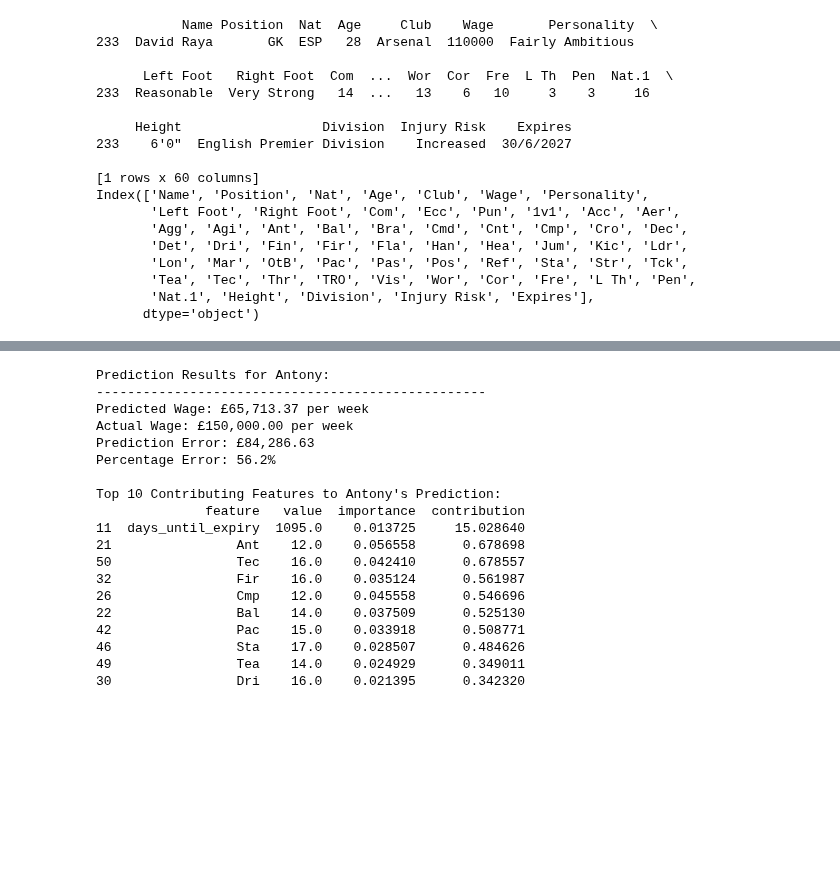
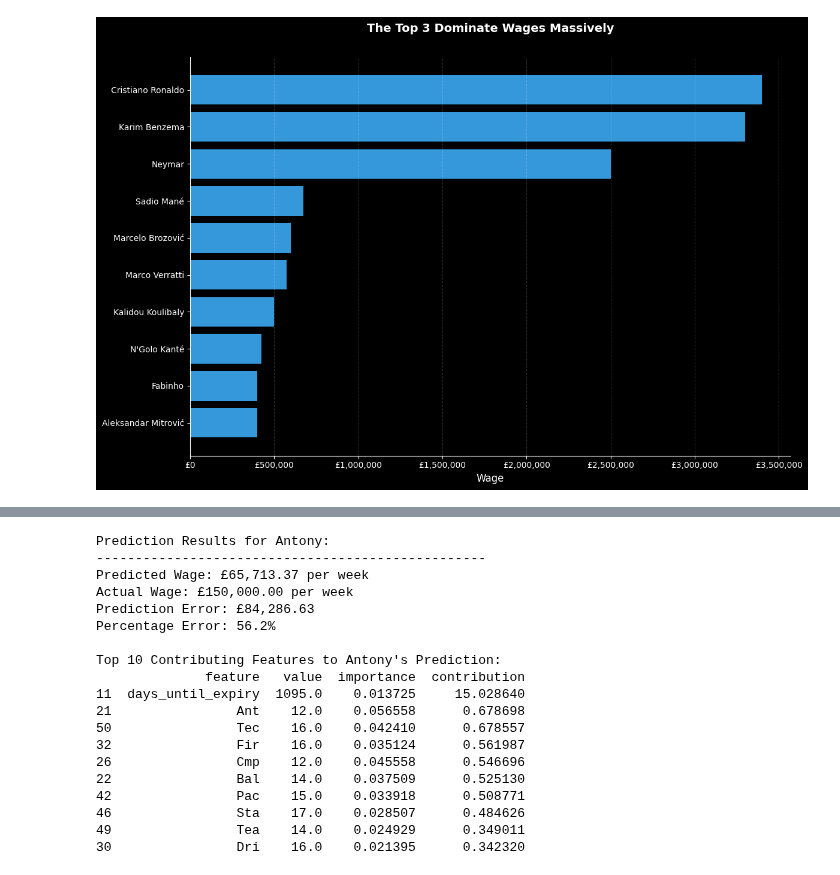
Before and after one commit to louis-porter/football-analytics, a Jupyter notebook: models/wage-prediction-model/xgboost_wage_prediction_model.ipynb, the cells around one changed output, grey strips where cells are left out. Cells and saved outputs as stored; diff of their text form; code cells hidden in the pictures; blank space fills up the shorter version.

```diff
--- a/models/wage-prediction-model/xgboost_wage_prediction_model.ipynb
+++ b/models/wage-prediction-model/xgboost_wage_prediction_model.ipynb
@@ -45,28 +45,42 @@ def parse_html_file(file_path):
 
 df = parse_html_file("wage_player_export.html")
 df = df.drop(columns=["Inf"])
-# %%
-print(df[df['Name'] == "David Raya"])
-print(df.columns)
-# %% [output]
-           Name Position  Nat  Age     Club    Wage       Personality  \
-233  David Raya       GK  ESP   28  Arsenal  110000  Fairly Ambitious
-
-      Left Foot   Right Foot  Com  ...  Wor  Cor  Fre  L Th  Pen  Nat.1  \
-233  Reasonable  Very Strong   14  ...   13    6   10     3    3     16
-
-     Height                  Division  Injury Risk    Expires
-233    6'0"  English Premier Division    Increased  30/6/2027
-
-[1 rows x 60 columns]
-Index(['Name', 'Position', 'Nat', 'Age', 'Club', 'Wage', 'Personality',
-       'Left Foot', 'Right Foot', 'Com', 'Ecc', 'Pun', '1v1', 'Acc', 'Aer',
-       'Agg', 'Agi', 'Ant', 'Bal', 'Bra', 'Cmd', 'Cnt', 'Cmp', 'Cro', 'Dec',
-       'Det', 'Dri', 'Fin', 'Fir', 'Fla', 'Han', 'Hea', 'Jum', 'Kic', 'Ldr',
-       'Lon', 'Mar', 'OtB', 'Pac', 'Pas', 'Pos', 'Ref', 'Sta', 'Str', 'Tck',
-       'Tea', 'Tec', 'Thr', 'TRO', 'Vis', 'Wor', 'Cor', 'Fre', 'L Th', 'Pen',
-       'Nat.1', 'Height', 'Division', 'Injury Risk', 'Expires'],
-      dtype='object')
+# %%
+import matplotlib.pyplot as plt
+
+pd.set_option('display.max_columns', None)
+# Sort in descending order (highest first)
+df = df.sort_values(by="Wage", ascending=False)
+top_10 = df.head(10)[::-1]  # Reverse the order after getting top 10
+
+# Create dark-themed horizontal bar chart
+plt.style.use('dark_background')
+fig, ax = plt.subplots(figsize=(12, 8))
+
+# Create horizontal bar chart
+plt.barh(top_10['Name'], top_10['Wage'], color='#3498db')
+
+# Customize the plot
+plt.title('The Top 3 Dominate Wages Massively', fontsize=14, pad=30, fontdict={"fontweight":"bold"})
+plt.xlabel('Wage', fontsize=12)
+
+# Format wage values on x-axis with comma separators
+ax.xaxis.set_major_formatter(plt.FuncFormatter(lambda x, p: f'£{format(int(x), ",")}'))
+
+# Adjust layout to prevent label cutoff
+plt.tight_layout()
+
+# Add grid lines
+plt.grid(True, axis='x', linestyle='--', alpha=0.2)
+
+# Remove top and right spines for cleaner look
+ax.spines['top'].set_visible(False)
+ax.spines['right'].set_visible(False)
+
+# Show plot
+plt.show()
+# %% [output]
+[figure, added]
 # %%
 def process_football_data(df):
     """
```
Also changed, not shown: parts of 9 cells of this notebook.
